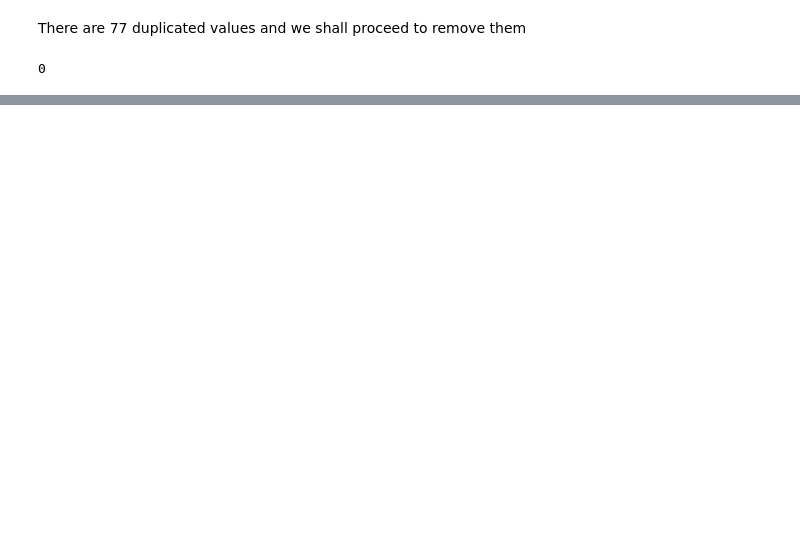
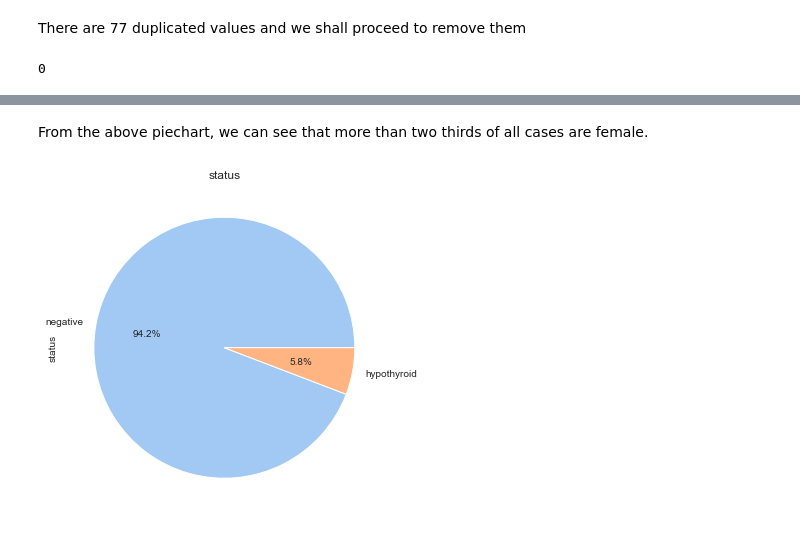
Before and after one commit to CHRISTOROMO/Nairobi-_Hospital_Hypothyroidism_Test, a Jupyter notebook: Nairobi _Hospital_Hypothyroidism_Test.ipynb, the cells around one changed output, grey strips where cells are left out. Cells and saved outputs as stored; diff of their text form; code cells hidden in the pictures; blank space fills up the shorter version.

```diff
--- a/Nairobi _Hospital_Hypothyroidism_Test.ipynb
+++ b/Nairobi _Hospital_Hypothyroidism_Test.ipynb
@@ -292,0 +347,12 @@ Index(['status', 'age', 'sex', 'on_thyroxine', 'query_on_thyroxine',
+# %% [markdown]
+From the above piechart, we can see that more than two thirds of all cases are female.
+# %%
+# Pie chart to show the status
+
+colors = sns.color_palette('pastel')[0:5]
+
+hypothyroid_data.status.value_counts().plot(kind = 'pie', autopct = '%1.1f%%', figsize = (6, 6), colors=colors)
+plt.title('status')
+plt.show()
+# %% [output]
+[figure, added]
```
Also changed, not shown: parts of 80 cells of this notebook, 1 other file.
